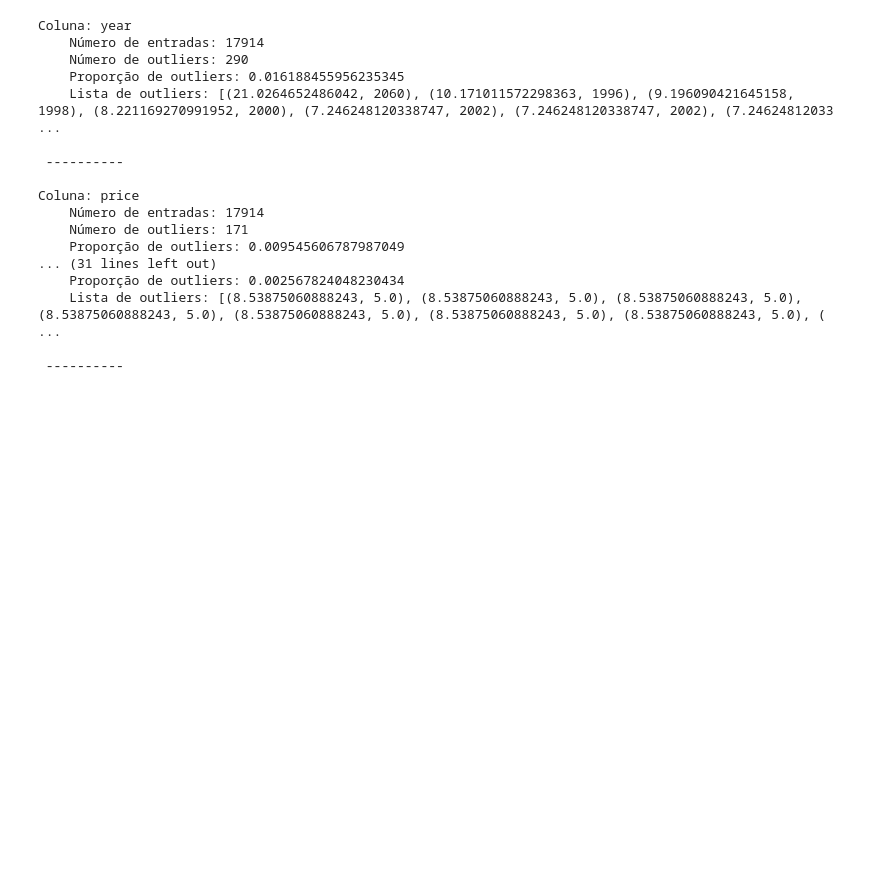
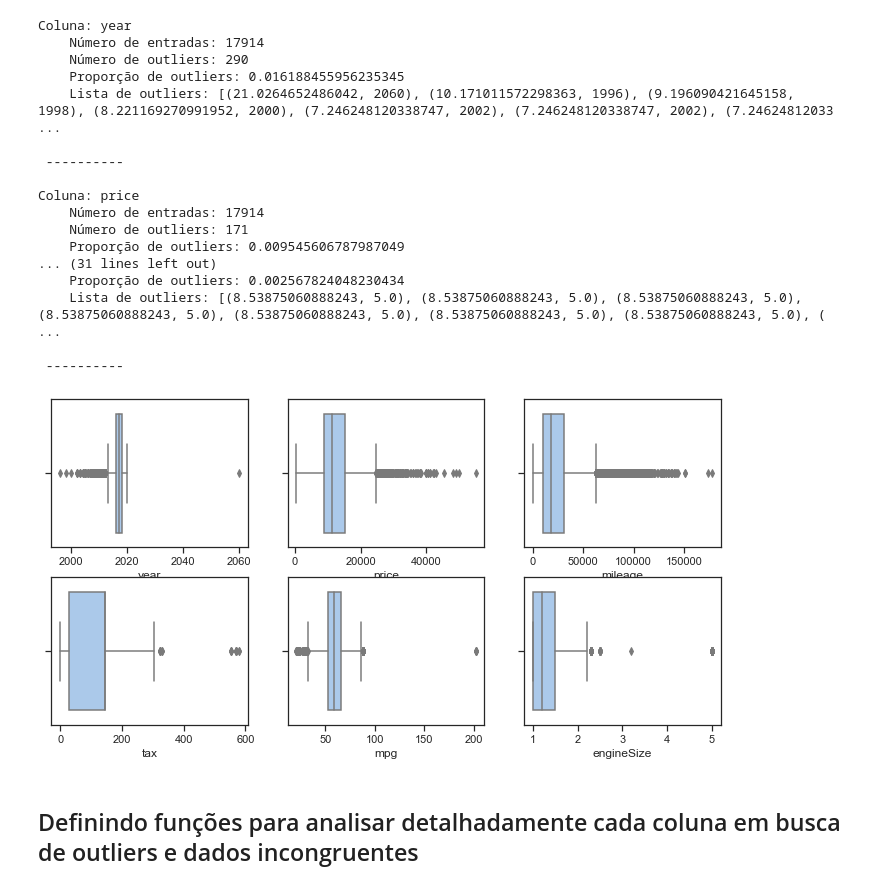
Before and after one commit to pedro-sgr/projeto-mep, a Jupyter notebook: mep.ipynb, the cells around one changed output. Drawn from its saved outputs; the diff is of its cells as text; code cells hidden in the pictures; blank space fills up the shorter version.

```diff
--- a/mep.ipynb
+++ b/mep.ipynb
@@ -164,3 +167,14 @@ Coluna: price
     Lista de outliers: [(8.53875060888243, 5.0), (8.53875060888243, 5.0), (8.53875060888243, 5.0), (8.53875060888243, 5.0), (8.53875060888243, 5.0), (8.53875060888243, 5.0), (8.53875060888243, 5.0), ( ...
 
  ----------
+# %%
+#conjunto de boxplots
+fig = plt.figure(figsize=(12, 6))
+
+for i in range(len(colunas_quantitativas)):
+    ax = fig.add_subplot(2, 3, i+1)
+    sns.boxplot(ford[colunas_quantitativas[i]])
+# %% [output]
+[figure, added]
+# %% [markdown]
+## Definindo funções para analisar detalhadamente cada coluna em busca de outliers e dados incongruentes
```
Also changed, not shown: parts of 32 cells of this notebook.
